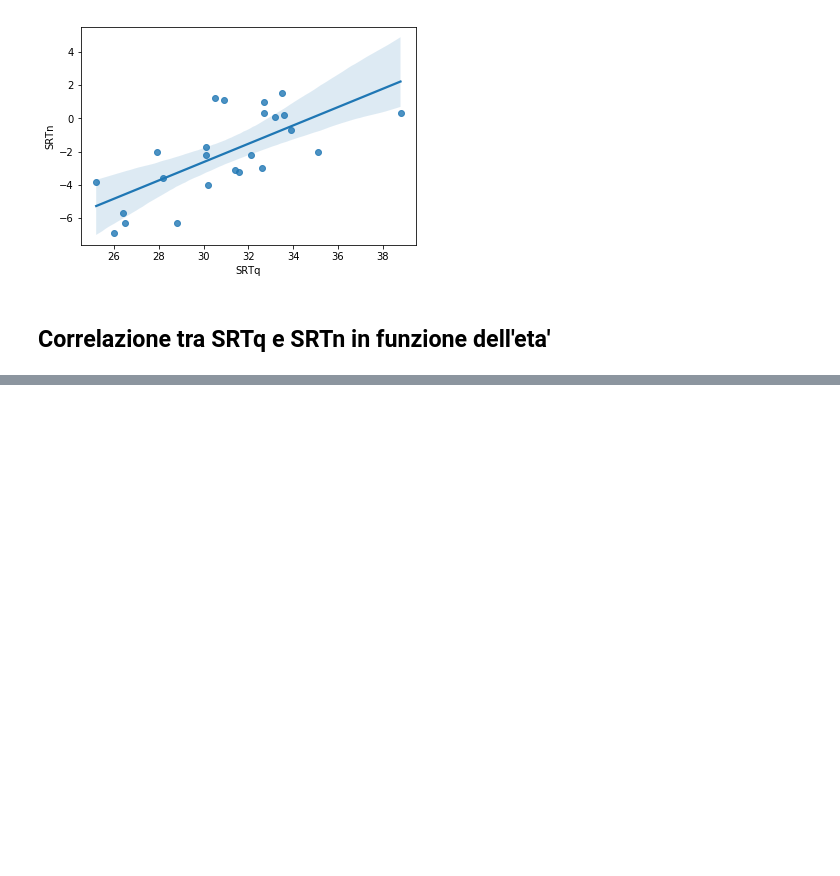
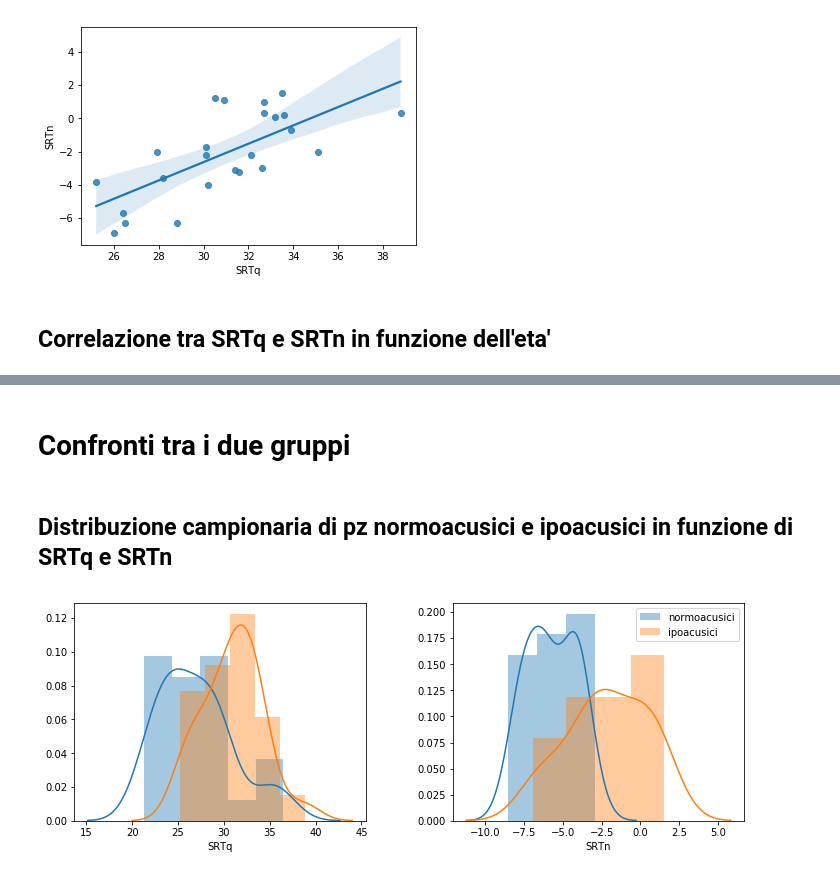
Before and after one commit to stellalessandra/analisi_tesi_med, a Jupyter notebook: analisi_tesi_med.ipynb, the cells around one changed output, grey strips where cells are left out. Cells and saved outputs as stored; diff of their text form; code cells hidden in the pictures; blank space fills up the shorter version.

```diff
--- a/analisi_tesi_med.ipynb
+++ b/analisi_tesi_med.ipynb
@@ -425,0 +447,15 @@ fig.savefig('figure/SRTn_vs_SRTq_ipoacusici.png')
+# %% [markdown]
+# Confronti tra i due gruppi
+# %% [markdown]
+## Distribuzione campionaria di pz normoacusici e ipoacusici in funzione di SRTq e SRTn
+# %%
+fig, axes = plt.subplots(1,2, figsize = (12,4))
+fig.subplots_adjust(wspace=0.3)
+sns.distplot(normoacusici['SRTq'], ax = axes[0])
+sns.distplot(ipoacusici['SRTq'], ax = axes[0])
+sns.distplot(normoacusici['SRTn'], ax = axes[1], label='normoacusici')
+sns.distplot(ipoacusici['SRTn'], ax = axes[1], label='ipoacusici')
+axes[1].legend()
+fig.savefig('figure/SRTq_SRTn_cfr_gruppi.png')
+# %% [output]
+[figure, added]
```
Also changed, not shown: parts of 10 cells of this notebook.
